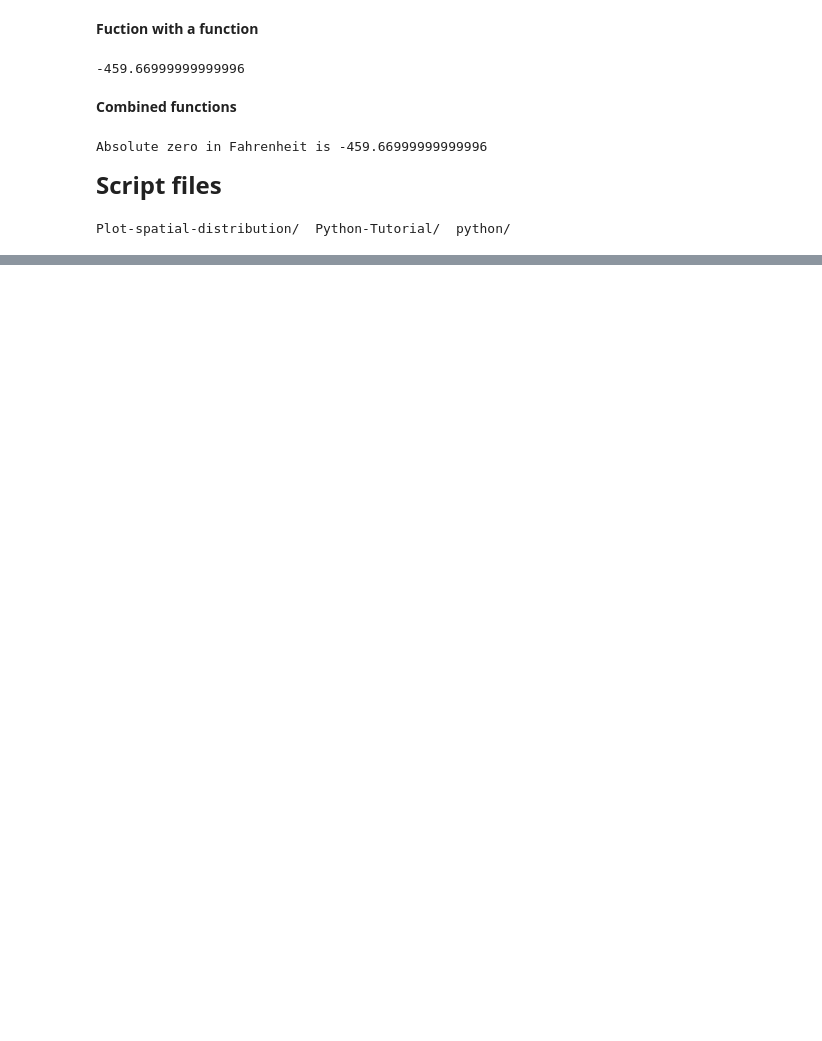
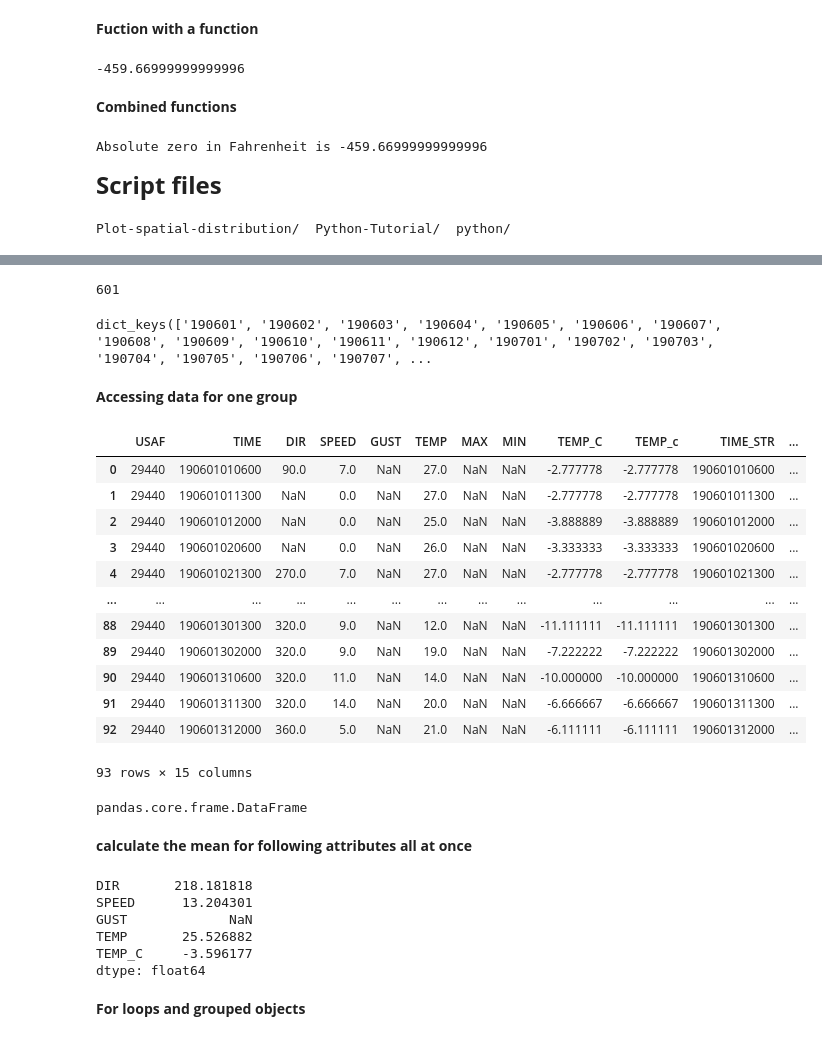
Before and after one commit to yangshanye/Python-Tutorial, a Jupyter notebook: Geopython_basic_expresion.ipynb, the cells around one changed output, grey strips where cells are left out. Saved outputs shown, nothing was run; the diff lists cells and outputs as text; code cells hidden in the pictures; blank space fills up the shorter version.

```diff
--- a/Geopython_basic_expresion.ipynb
+++ b/Geopython_basic_expresion.ipynb
@@ -2083,0 +2391,5 @@ for idx, row in data_short.iterrows():
+# %%
+# Convert to datetime and keep only year and month
+data["YEAR_MONTH_DT"] = pd.to_datetime(data["TIME_STR"], format="%Y%m", exact=False)
+
+#format=Y%. check:https://www.ibm.com/docs/en/cmofm/9.0.0?topic=SSEPCD_9.0.0/com.ibm.ondemand.mp.doc/arsa0257.htm
@@ -2083,0 +2437,2 @@ for idx, row in data_short.iterrows():
+# %%
+grouped = data.groupby("YEAR_MONTH")
@@ -2083,0 +2449,56 @@ for idx, row in data_short.iterrows():
+# %%
+data["YEAR_MONTH"].nunique()
+# %% [output]
+601
+# %%
+grouped.groups.keys()
+# %% [output]
+dict_keys(['190601', '190602', '190603', '190604', '190605', '190606', '190607', '190608', '190609', '190610', '190611', '190612', '190701', '190702', '190703', '190704', '190705', '190706', '190707', ...
+# %% [markdown]
+**Accessing data for one group**
+# %%
+# Specify a month (as character string)
+month = "190601"
+# %%
+# Select the group
+group1 = grouped.get_group(month)
+# %%
+group1
+# %% [output]
+|  | USAF | TIME | DIR | SPEED | GUST | TEMP | MAX | MIN | TEMP_C | TEMP_c | TIME_STR | ... |
+| 0 | 29440 | 190601010600 | 90.0 | 7.0 | NaN | 27.0 | NaN | NaN | -2.777778 | -2.777778 | 190601010600 | ... |
+| 1 | 29440 | 190601011300 | NaN | 0.0 | NaN | 27.0 | NaN | NaN | -2.777778 | -2.777778 | 190601011300 | ... |
+| 2 | 29440 | 190601012000 | NaN | 0.0 | NaN | 25.0 | NaN | NaN | -3.888889 | -3.888889 | 190601012000 | ... |
+| 3 | 29440 | 190601020600 | NaN | 0.0 | NaN | 26.0 | NaN | NaN | -3.333333 | -3.333333 | 190601020600 | ... |
+| 4 | 29440 | 190601021300 | 270.0 | 7.0 | NaN | 27.0 | NaN | NaN | -2.777778 | -2.777778 | 190601021300 | ... |
+| ... | ... | ... | ... | ... | ... | ... | ... | ... | ... | ... | ... | ... |
+| 88 | 29440 | 190601301300 | 320.0 | 9.0 | NaN | 12.0 | NaN | NaN | -11.111111 | -11.111111 | 190601301300 | ... |
+| 89 | 29440 | 190601302000 | 320.0 | 9.0 | NaN | 19.0 | NaN | NaN | -7.222222 | -7.222222 | 190601302000 | ... |
+| 90 | 29440 | 190601310600 | 320.0 | 11.0 | NaN | 14.0 | NaN | NaN | -10.000000 | -10.000000 | 190601310600 | ... |
+| 91 | 29440 | 190601311300 | 320.0 | 14.0 | NaN | 20.0 | NaN | NaN | -6.666667 | -6.666667 | 190601311300 | ... |
+| 92 | 29440 | 190601312000 | 360.0 | 5.0 | NaN | 21.0 | NaN | NaN | -6.111111 | -6.111111 | 190601312000 | ... |
+93 rows × 15 columns
+# %%
+type(group1)
+# %% [output]
+pandas.core.frame.DataFrame
+# %% [markdown]
+**calculate the mean for following attributes all at once**
+# %%
+# Specify the columns that will be part of the calculation
+mean_cols = ["DIR", "SPEED", "GUST", "TEMP", "TEMP_C"]
+
+# Calculate the mean values all at one go
+mean_values = group1[mean_cols].mean()
+
+# Let's see what we have
+print(mean_values)
+# %% [output]
+DIR       218.181818
+SPEED      13.204301
+GUST             NaN
+TEMP       25.526882
+TEMP_C     -3.596177
+dtype: float64
+# %% [markdown]
+**For loops and grouped objects**
```
Also changed, not shown: parts of 401 cells of this notebook.
